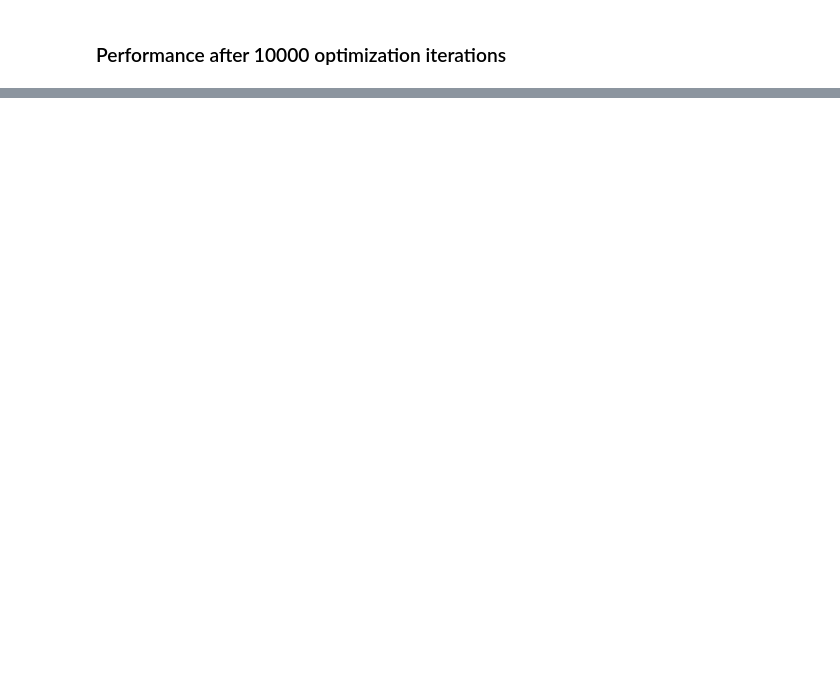
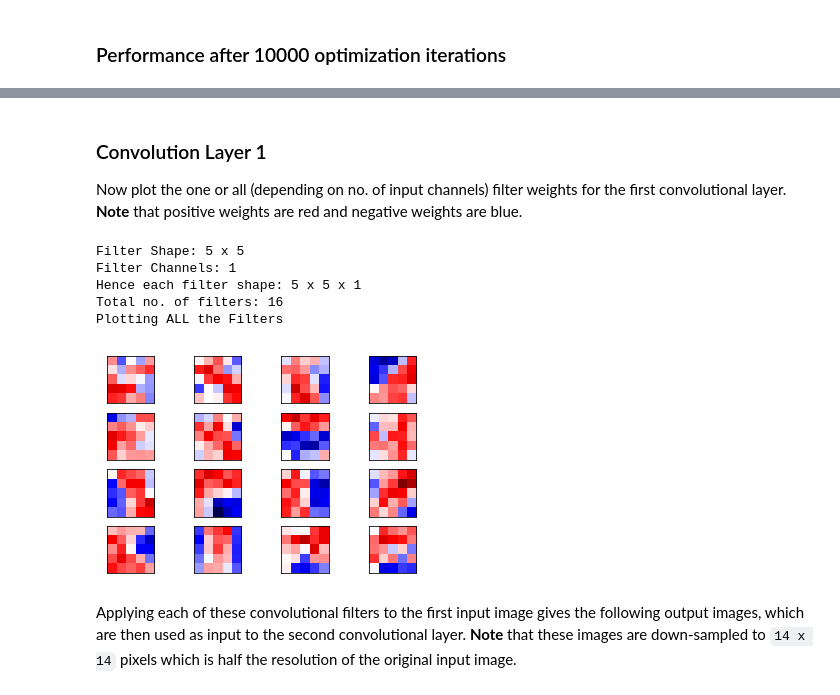
Before and after one commit to bvsk35/TensorFlow-Codes, a Jupyter notebook: 3-MNIST-Classification-CNN/TF_MNIST-CNN.ipynb, the cells around one changed output, grey strips where cells are left out. Saved outputs shown, nothing was run; the diff lists cells and outputs as text; code cells hidden in the pictures; blank space fills up the shorter version.

```diff
--- a/3-MNIST-Classification-CNN/TF_MNIST-CNN.ipynb
+++ b/3-MNIST-Classification-CNN/TF_MNIST-CNN.ipynb
@@ -775,0 +928,14 @@ Confusion Matrix:
+# %% [markdown]
+### Convolution Layer 1
+Now plot the one or all (depending on no. of input channels) filter weights for the first convolutional layer. **Note** that positive weights are red and negative weights are blue.
+# %%
+plot_conv_weights(weights=weights_conv_1)
+# %% [output]
+Filter Shape: 5 x 5
+Filter Channels: 1
+Hence each filter shape: 5 x 5 x 1
+Total no. of filters: 16
+Plotting ALL the Filters
+[figure, added]
+# %% [markdown]
+Applying each of these convolutional filters to the first input image gives the following output images, which are then used as input to the second convolutional layer. **Note** that these images are down-sampled to `14 x 14` pixels which is half the resolution of the original input image.
```
Also changed, not shown: parts of 36 cells of this notebook, 10 other files.
